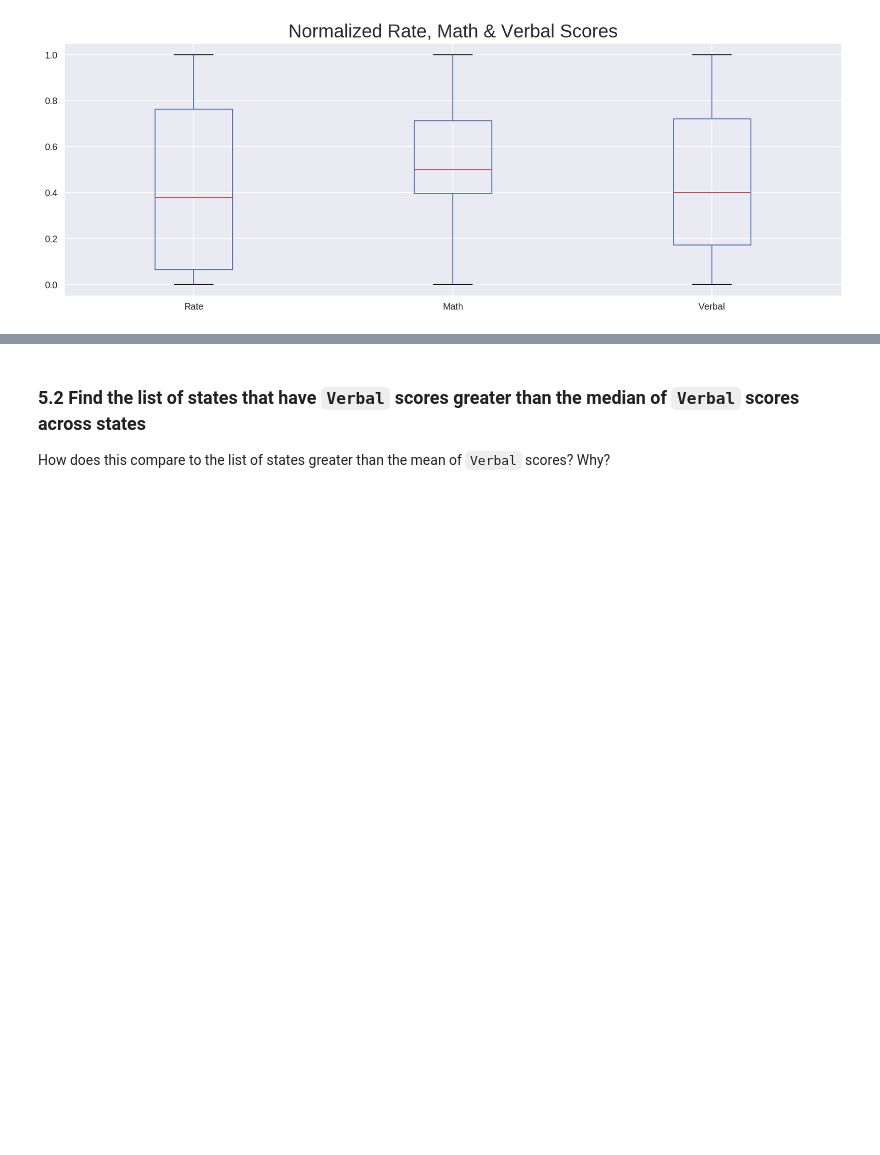
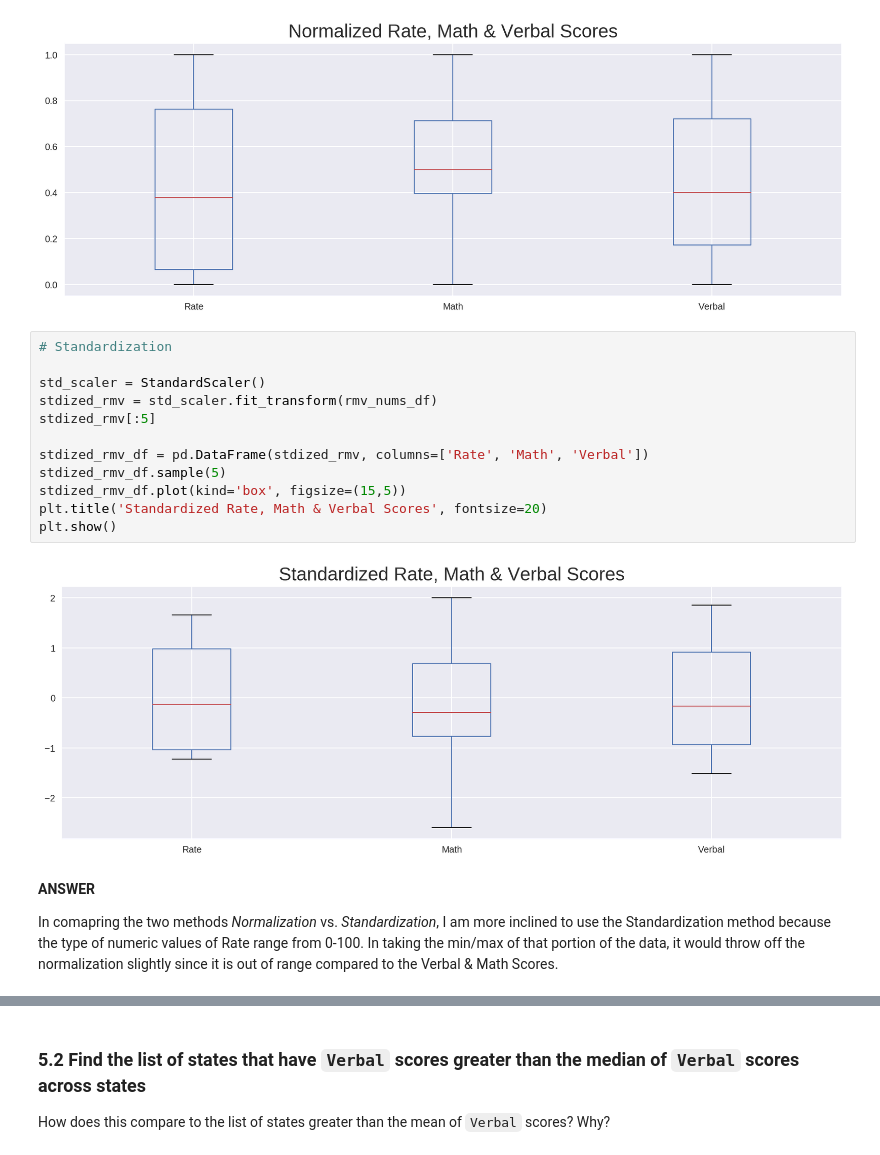
Before and after one commit to godsylla/Civic-Data-Analysis, a Jupyter notebook: project-02-v2-starter-code.ipynb, the cells around one changed output, grey strips where cells are left out. Saved outputs shown, nothing was run; the diff lists cells and outputs as text; blank space fills up the shorter version.

```diff
--- a/project-02-v2-starter-code.ipynb
+++ b/project-02-v2-starter-code.ipynb
@@ -460,6 +460,24 @@ plt.title('Normalized Rate, Math & Verbal Scores', fontsize=20)
 plt.show()
 # %% [output]
 [figure]
+# %%
+# Standardization
+
+std_scaler = StandardScaler()
+stdized_rmv = std_scaler.fit_transform(rmv_nums_df)
+stdized_rmv[:5]
+
+stdized_rmv_df = pd.DataFrame(stdized_rmv, columns=['Rate', 'Math', 'Verbal'])
+stdized_rmv_df.sample(5)
+stdized_rmv_df.plot(kind='box', figsize=(15,5))
+plt.title('Standardized Rate, Math & Verbal Scores', fontsize=20)
+plt.show()
+# %% [output]
+[figure, added]
+# %% [markdown]
+**ANSWER**
+
+In comapring the two methods *Normalization* vs. *Standardization*, I am more inclined to use the Standardization method because the type of numeric values of Rate range from 0-100. In taking the min/max of that portion of the data, it would throw off the normalization slightly since it is out of range compared to the Verbal & Math Scores.
 # %% [markdown]
 <img src="http://imgur.com/l5NasQj.png" style="float: left; margin: 25px 15px 0px 0px; height: 25px">
 
```
Also changed, not shown: parts of 16 cells of this notebook.
